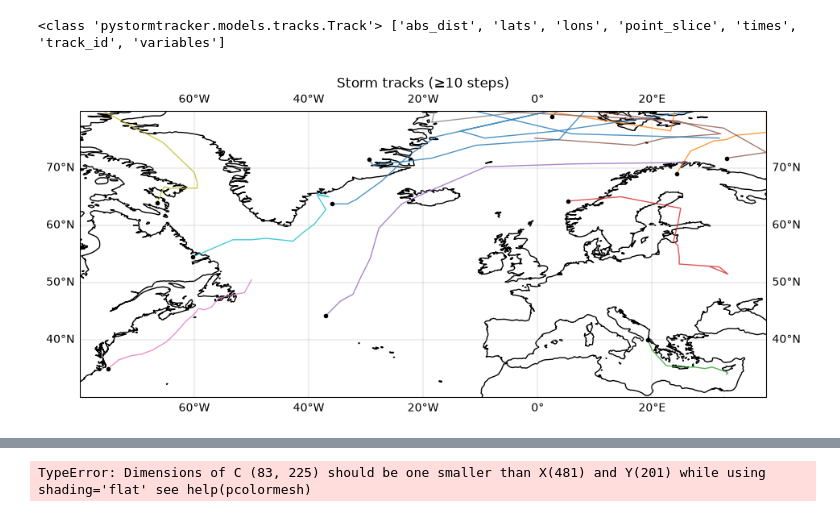
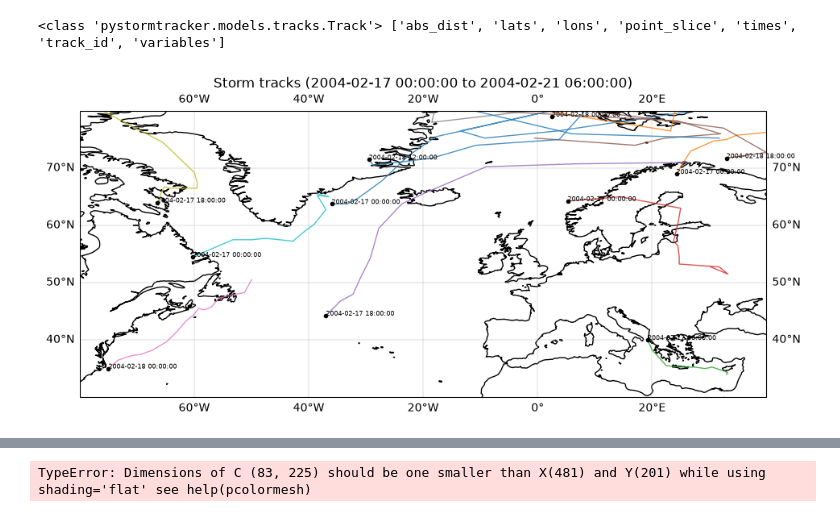
Before and after one commit to AThormann/master_thesis, a Jupyter notebook: PyStormTracker/pystormtracker_initial.ipynb, the cells around one changed output, grey strips where cells are left out. Cells and saved outputs as stored; diff of their text form; code cells hidden in the pictures.

```diff
--- a/PyStormTracker/pystormtracker_initial.ipynb
+++ b/PyStormTracker/pystormtracker_initial.ipynb
@@ -84,0 +77,2 @@ AttributeError: 'Tracks' object has no attribute 'filter_rsplice'
+# %%
+tracks_data = pst.load_tracks("tracks.trackjson")
@@ -124,33 +104,35 @@ print(type(first), [a for a in dir(first) if not a.startswith("_")])
 # %% [output]
 <class 'pystormtracker.models.tracks.Track'> ['abs_dist', 'lats', 'lons', 'point_slice', 'times', 'track_id', 'variables']
 # %%
-def split_at_dateline(lons, lats):
-    """Insert NaNs where a track jumps across the 0/360 or ±180 seam."""
-    lons = np.asarray(lons, dtype=float)
-    lats = np.asarray(lats, dtype=float)
-    jumps = np.where(np.abs(np.diff(lons)) > 180)[0] + 1
-    return np.insert(lons, jumps, np.nan), np.insert(lats, jumps, np.nan)
+#def split_at_dateline(lons, lats):
+#    """Insert NaNs where a track jumps across the 0/360 or ±180 seam."""
+#    lons = np.asarray(lons, dtype=float)
+#    lats = np.asarray(lats, dtype=float)
+#    jumps = np.where(np.abs(np.diff(lons)) > 180)[0] + 1
+#    return np.insert(lons, jumps, np.nan), np.insert(lats, jumps, np.nan)
 
 min_len = 10  # drop short-lived features
 
 fig = plt.figure(figsize=(11, 6))
-ax = plt.axes(projection=ccrs.PlateCarree(central_longitude=0))
+ax = plt.axes(projection=ccrs.PlateCarree())
 ax.coastlines()
 ax.gridlines(draw_labels=True, linewidth=0.3)
 ax.set_extent(degrees_for_plotting, crs=ccrs.PlateCarree())
 
-for track in tracks:
+for track in tracks_data:
     if len(track) < min_len:
         continue
-    lons, lats = split_at_dateline(track.lons, track.lats)
+    #lons, lats = split_at_dateline(track.lons, track.lats)
+    lons, lats = track.lons, track.lats
     ax.plot(lons, lats, transform=ccrs.PlateCarree(), lw=1, alpha=0.8)
     ax.plot(lons[0], lats[0], "o", ms=3, color="k", transform=ccrs.PlateCarree())
+    ax.text(lons[0], lats[0], f"{pd.to_datetime(track.times[0], unit='ms')}", fontsize=6, color="k", transform=ccrs.PlateCarree())
 
-ax.set_title(f"Storm tracks (≥{min_len} steps)")
-plt.savefig("tracks.png", dpi=150, bbox_inches="tight")
+ax.set_title(f"Storm tracks ({pd.to_datetime(tracks.times, unit='ms')[0]} to {pd.to_datetime(tracks.times, unit='ms')[-1]})")
+#plt.savefig("tracks.png", dpi=150, bbox_inches="tight")
 plt.show()
 # %% [output]
-[figure, old version]
+[figure, new version]
 # %%
 #Max vorticity for each track
 
```
Also changed, not shown: parts of 8 cells of this notebook, 4 other files.
